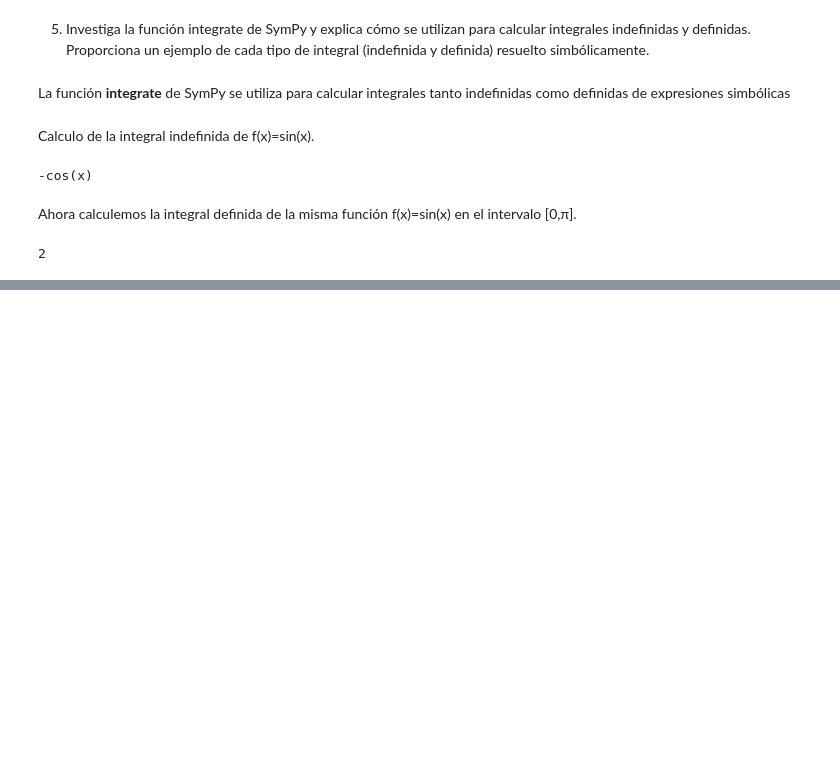
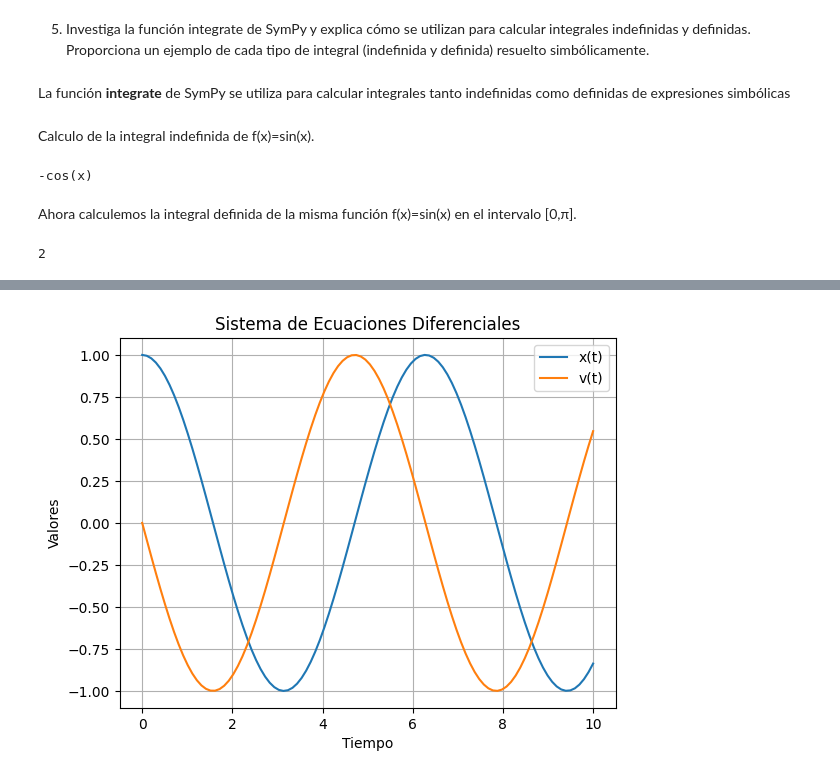
Before and after one commit to UTNFRRE/Analisis-Numerico, a Jupyter notebook: tp-teoria.ipynb, the cells around one changed output, grey strips where cells are left out. Cells and saved outputs as stored; diff of their text form; code cells hidden in the pictures; blank space fills up the shorter version.

```diff
--- a/tp-teoria.ipynb
+++ b/tp-teoria.ipynb
@@ -351,0 +436,12 @@ plt.show()
+# %%
+from sympy import symbols, laplace_transform, inverse_laplace_transform
+
+t, s = symbols('t s')
+f_t = t**2  # Ejemplo de función en el dominio del tiempo
+print("Ecuación f(t)",f_t)
+F_s = laplace_transform(f_t, t, s)
+print("Resolución LaPlace",F_s)
+
+f_t_recuperada = inverse_laplace_transform(F_s[0], s, t)
+
+print("Función recuperada:",f_t_recuperada)
@@ -539,0 +750,23 @@ sp.pprint(integral_definida)
+# %%
+import numpy as np
+import matplotlib.pyplot as plt
+from scipy.integrate import solve_ivp
+
+def sistema(t, y):
+    return [y[1], -y[0]]  # dx/dt = y, dy/dt = -x
+
+y0 = [1.0, 0.0]  # Condiciones iniciales: x(0) = 1, v(0) = 0
+t_span = (0, 10)  # Intervalo de tiempo
+
+sol = solve_ivp(sistema, t_span, y0, t_eval=np.linspace(0, 10, 100))
+
+plt.plot(sol.t, sol.y[0], label='x(t)')
+plt.plot(sol.t, sol.y[1], label='v(t)')
+plt.xlabel('Tiempo')
+plt.ylabel('Valores')
+plt.title('Sistema de Ecuaciones Diferenciales')
+plt.legend()
+plt.grid()
+plt.show()
+# %% [output]
+[figure, added]
```
Also changed, not shown: parts of 24 cells of this notebook.
